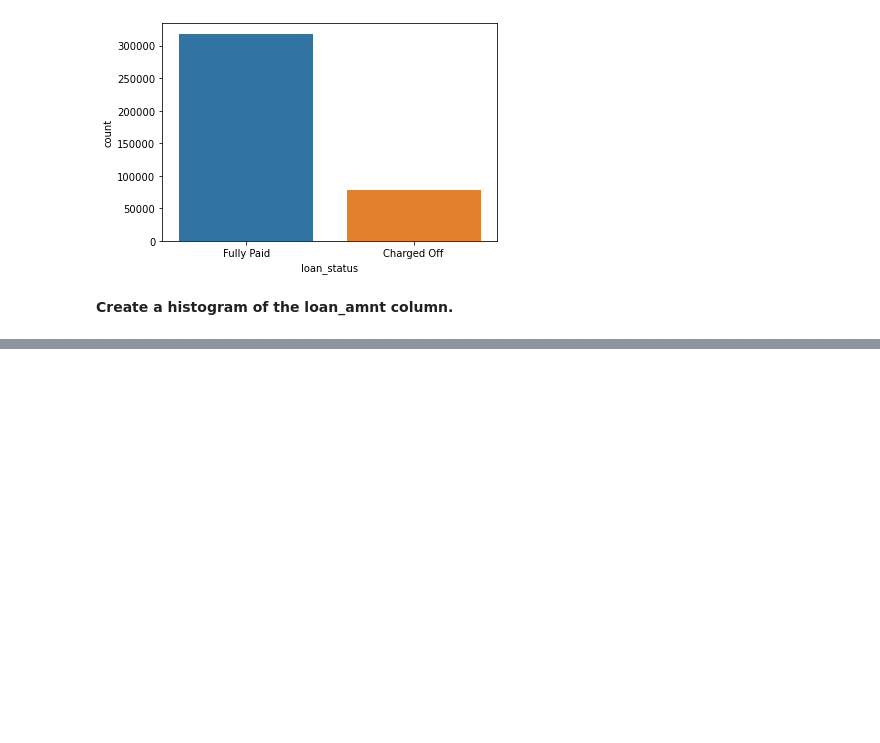
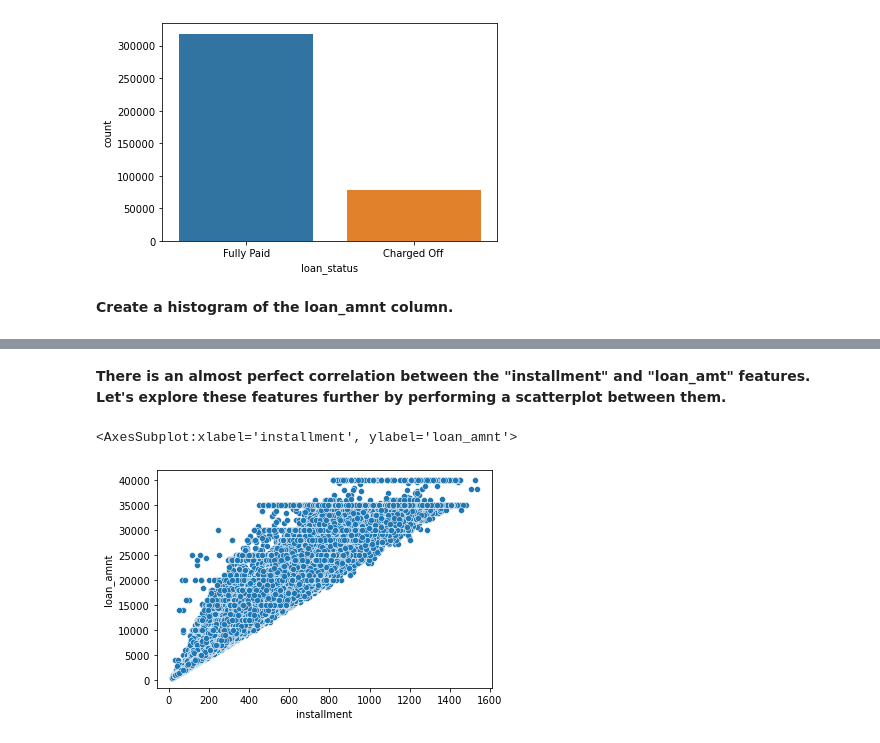
Before and after one commit to mwiginton/python-machine-learning-samples, a Jupyter notebook: tf_keras_sample/loan_offer.ipynb, the cells around one changed output, grey strips where cells are left out. Drawn from its saved outputs; the diff is of its cells as text; code cells hidden in the pictures; blank space fills up the shorter version.

```diff
--- a/tf_keras_sample/loan_offer.ipynb
+++ b/tf_keras_sample/loan_offer.ipynb
@@ -217,0 +238,7 @@ sns.histplot(data=loan_df, x="loan_amnt", bins=30)
+# %% [markdown]
+**There is an almost perfect correlation between the "installment" and "loan_amt" features. Let's explore these features further by performing a scatterplot between them.**
+# %%
+sns.scatterplot(x='installment',y='loan_amnt',data=loan_df)
+# %% [output]
+<AxesSubplot:xlabel='installment', ylabel='loan_amnt'>
+[figure, added]
```
Also changed, not shown: parts of 21 cells of this notebook.
